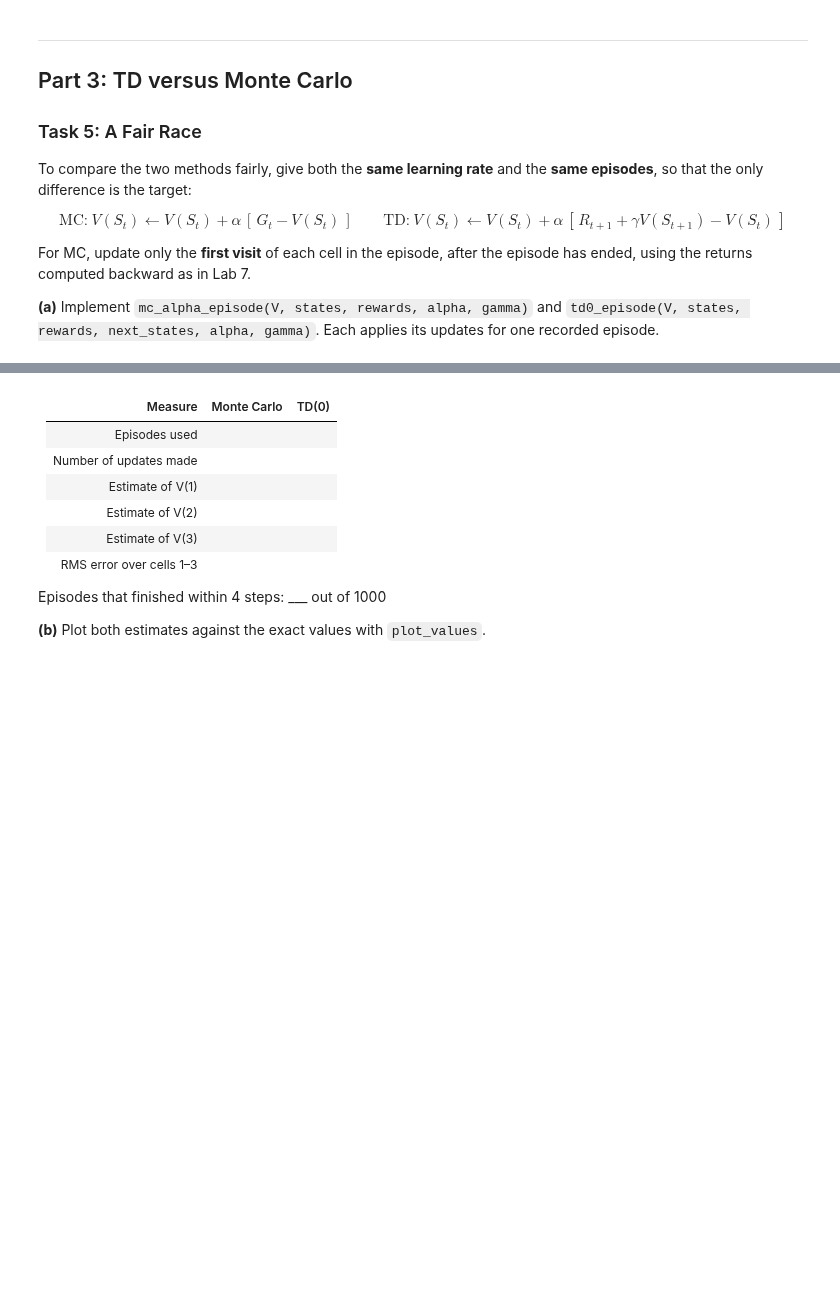
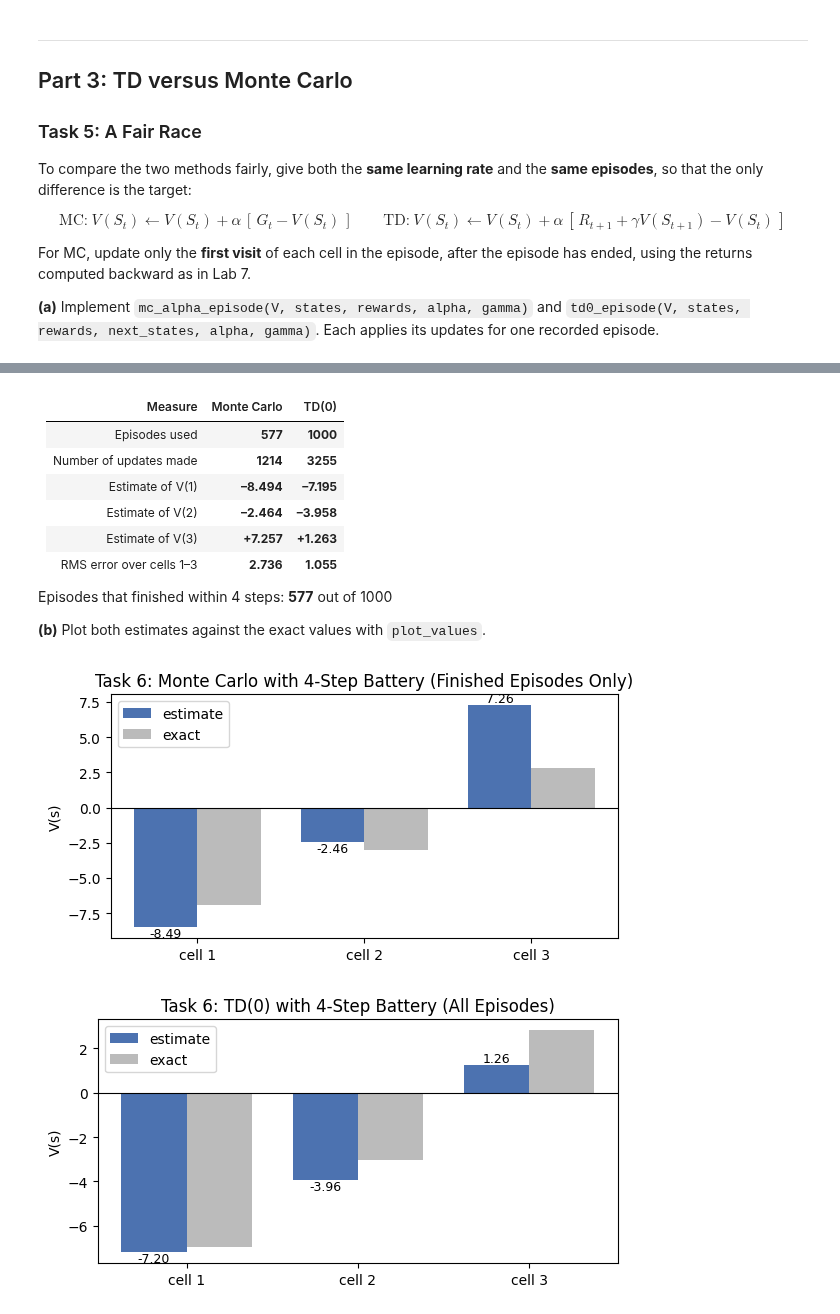
Before and after one commit to SikandarHussain6858/RL_labs, a Jupyter notebook: RL_Lab_8_Starter_Notebook.ipynb, the cells around one changed output, grey strips where cells are left out. Cells and saved outputs as stored; diff of their text form; code cells hidden in the pictures; blank space fills up the shorter version.

```diff
--- a/RL_Lab_8_Starter_Notebook.ipynb
+++ b/RL_Lab_8_Starter_Notebook.ipynb
@@ -432,27 +619,32 @@ For MC, update only the **first visit** of each cell in the episode, after the e
 **(a)** Implement `mc_alpha_episode(V, states, rewards, alpha, gamma)` and `td0_episode(V, states, rewards, next_states, alpha, gamma)`. Each applies its updates for one recorded episode.
 # %%
 def returns_backward(rewards, gamma):
-    # TODO: paste your Lab 7 returns_backward here
-    # your code here
-
+    # Returns computed backward as in Lab 7
+    T = len(rewards)
+    G = np.zeros(T)
+    g = 0.0
+    for t in reversed(range(T)):
+        g = rewards[t] + gamma * g
+        G[t] = g
     return G
 
 
 def mc_alpha_episode(V, states, rewards, alpha, gamma):
     # Constant-alpha first-visit MC: after the episode, move V(S_t) towards G_t
     # for the first visit of each cell.
-    # TODO
-    # your code here
-
-    pass
+    G = returns_backward(rewards, gamma)
+    visited = set()
+    for t in range(len(states)):
+        s = states[t]
+        if s not in visited:
+            visited.add(s)
+            V[s] += alpha * (G[t] - V[s])
 
 
 def td0_episode(V, states, rewards, next_states, alpha, gamma):
     # TD(0): apply td0_update to every transition of the episode, in order.
-    # TODO
-    # your code here
-
-    pass
+    for t in range(len(states)):
+        td0_update(V, states[t], rewards[t], next_states[t], alpha, gamma)
 # %% [markdown]
 **Predict first.** Which method do you expect to have the smaller error after 50 episodes? After 300?
 
@@ -515,19 +817,23 @@ The robot's battery now allows at most **4 steps** per episode. Many episodes th
 # %% [markdown]
 | Measure | Monte Carlo | TD(0) |
 |---|---|---|
-| Episodes used | | |
-| Number of updates made | | |
-| Estimate of V(1) | | |
-| Estimate of V(2) | | |
-| Estimate of V(3) | | |
-| RMS error over cells 1–3 | | |
+| Episodes used | **577** | **1000** |
+| Number of updates made | **1214** | **3255** |
+| Estimate of V(1) | **–8.494** | **–7.195** |
+| Estimate of V(2) | **–2.464** | **–3.958** |
+| Estimate of V(3) | **+7.257** | **+1.263** |
+| RMS error over cells 1–3 | **2.736** | **1.055** |
 
-Episodes that finished within 4 steps: ___ out of 1000
+Episodes that finished within 4 steps: **577** out of 1000
 
 **(b)** Plot both estimates against the exact values with `plot_values`.
 # %%
-# TODO: plot_values for the MC and TD estimates of Task 6.
-# your code here
+# Task 6 (b): plot_values for the MC and TD estimates of Task 6
+plot_values(V_mc, V_ref=V_exact_U, title="Task 6: Monte Carlo with 4-Step Battery (Finished Episodes Only)")
+plot_values(V_td, V_ref=V_exact_U, title="Task 6: TD(0) with 4-Step Battery (All Episodes)")
+# %% [output]
+[figure, added]
+[figure, added]
 # %% [markdown]
 **Questions**
 
```
Also changed, not shown: parts of 24 cells of this notebook.
